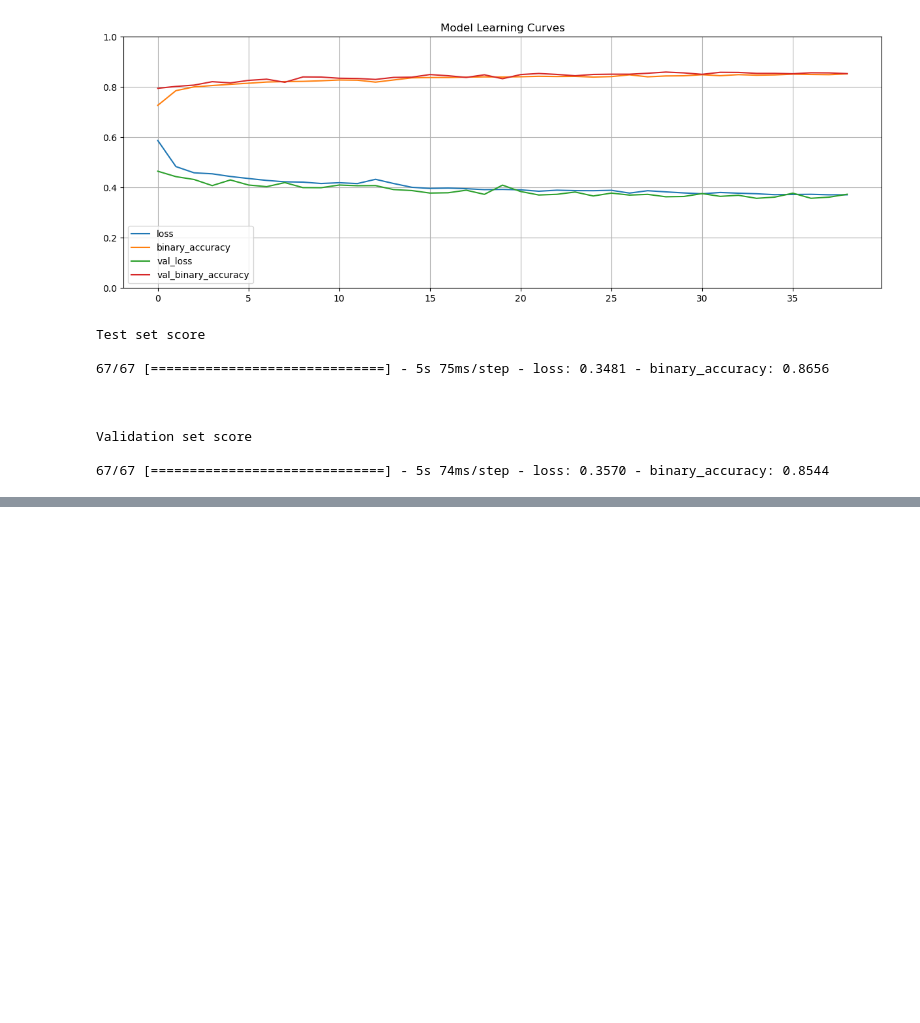
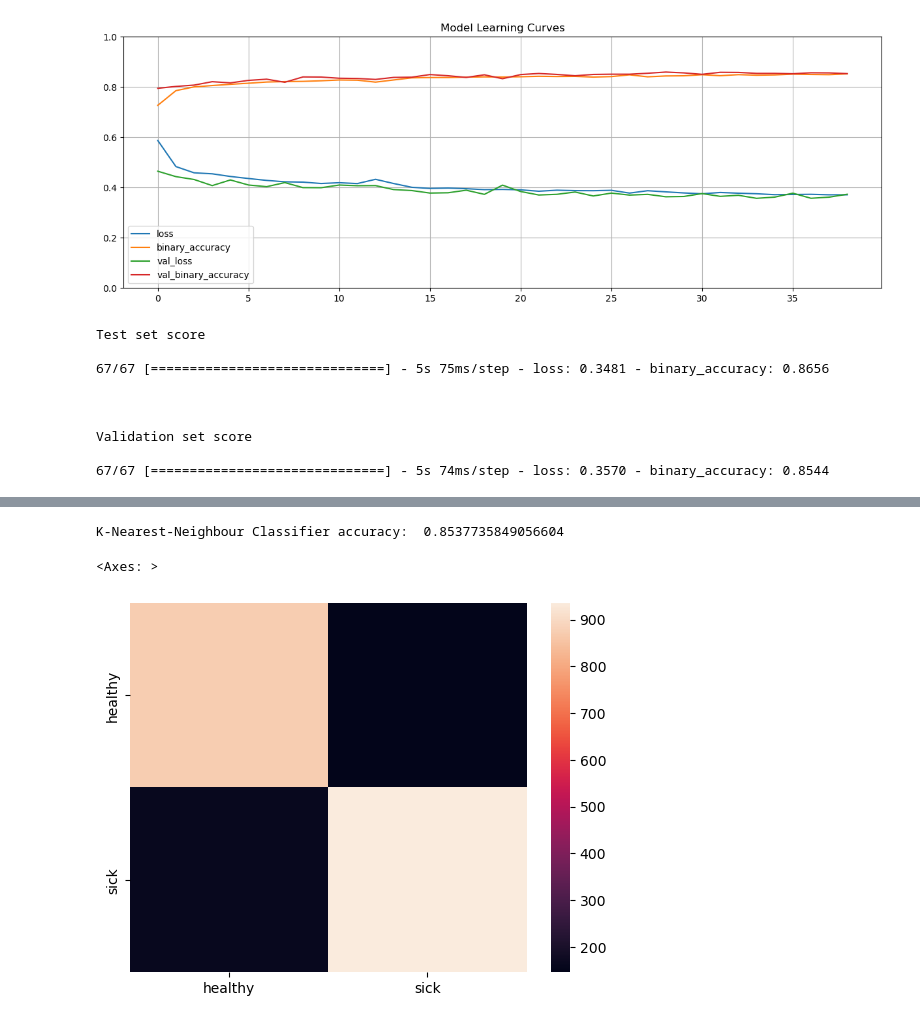
Before and after one commit to aley-1998/X-Ray-Result-Interpreter, a Jupyter notebook: xray_interp.ipynb, the cells around one changed output, grey strips where cells are left out. Drawn from its saved outputs; the diff is of its cells as text; code cells hidden in the pictures; blank space fills up the shorter version.

```diff
--- a/xray_interp.ipynb
+++ b/xray_interp.ipynb
@@ -811,0 +275,13 @@ logreg.fit(X_train, y_train)
+# %%
+# KNN classifier
+knn = KNeighborsClassifier(n_neighbors=3)
+knn.fit(X_train_flat, y_train)
+y_pred_knn = knn.predict(X_test_flat)
+print("K-Nearest-Neighbour Classifier accuracy: ", accuracy_score(y_test, y_pred_knn))
+# %% [output]
+K-Nearest-Neighbour Classifier accuracy:  0.8537735849056604
+# %%
+sns.heatmap(confusion_matrix(y_test, y_pred_knn), yticklabels=['healthy', 'sick'], xticklabels=['healthy', 'sick'])
+# %% [output]
+<Axes: >
+[figure, added]
```
Also changed, not shown: parts of 32 cells of this notebook.
